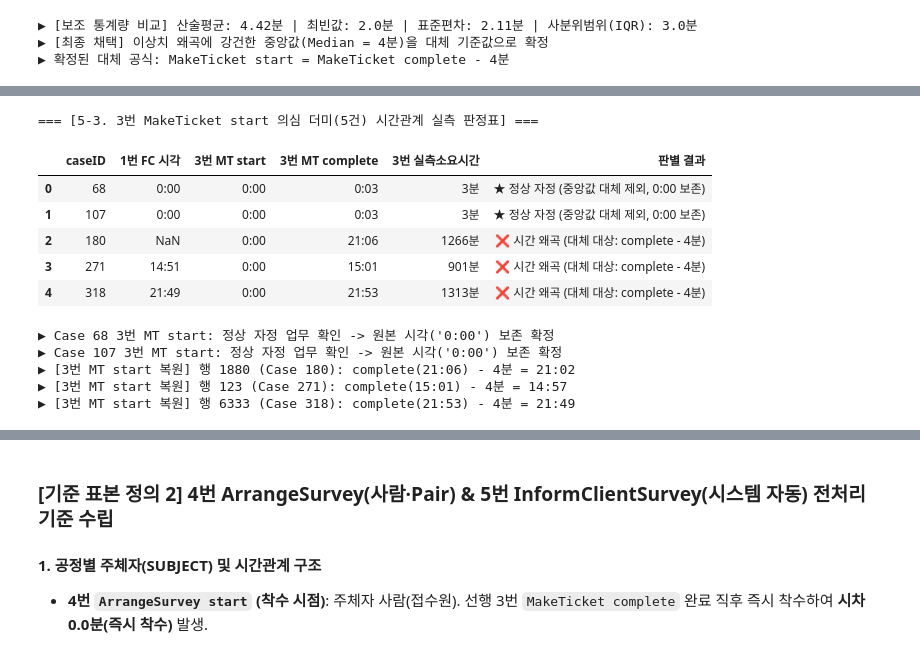
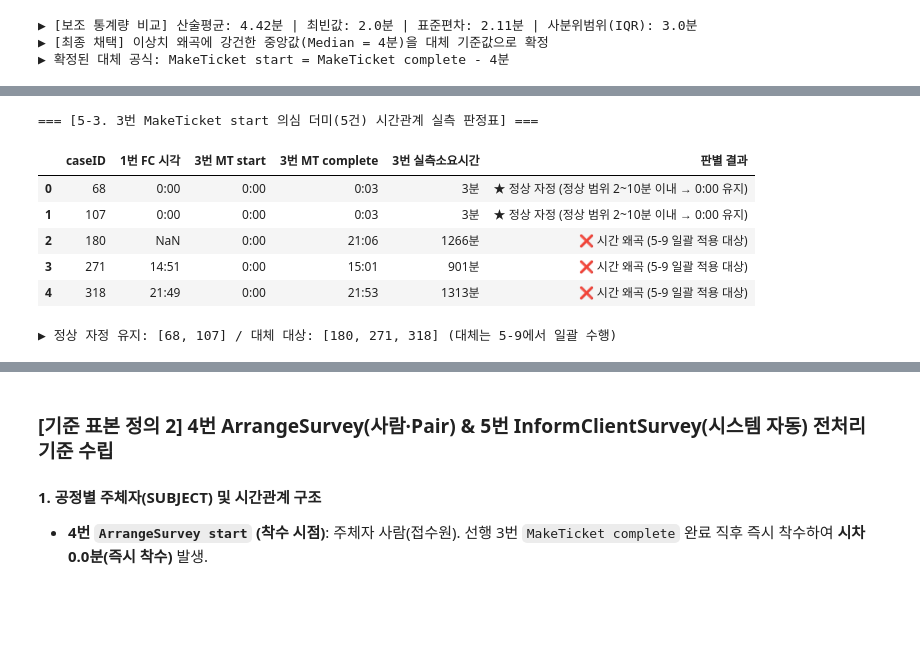
Before and after one commit to nus1245/puzzle_data, a Jupyter notebook: analysis.ipynb, the cells around one changed output, grey strips where cells are left out. Saved outputs shown, nothing was run; the diff lists cells and outputs as text; code cells hidden in the pictures; blank space fills up the shorter version.

```diff
--- a/analysis.ipynb
+++ b/analysis.ipynb
@@ -1222,0 +1198,23 @@ print(f"- 케이스당 평균 2022년 발생(튄) 작업 수: {cnt_2022.mean():.
+# %%
+# 시퀀스 기반 작업단계 라벨 (이후 피벗 표에서 열 이름으로 사용)
+df['작업단계'] = '[' + df['seq'].astype(str) + '-' + df['sub_seq'].astype(str) + '] ' + df['taskID'] + '_' + df['eventtype']
+
+year_of = df['timestamp'].dt.year
+summary_rows = []
+for y in [2020, 2021, 2022]:
+    cases_y = df.loc[year_of == y, 'caseID'].unique()
+    sub = df[df['caseID'].isin(cases_y)]
+    sub_year = sub['timestamp'].dt.year
+    n_total = sub.groupby('caseID').size()
+    n_this_year = (sub_year == y).groupby(sub['caseID']).sum()
+    n_1970 = (sub_year == 1970).groupby(sub['caseID']).sum()
+    summary_rows.append({
+        '연도': y,
+        '이벤트 수': int((year_of == y).sum()),
+        '포함 케이스 수': len(cases_y),
+        '그 연도로만 이루어진 케이스': int((n_this_year == n_total).sum()),
+        '케이스당 1970년 이벤트(평균)': round(n_1970.mean(), 2),
+        '케이스당 해당 연도 이벤트(평균)': round(n_this_year.mean(), 2),
+    })
+print('=== 2020~2022년 이벤트가 섞인 케이스의 연도 구성 ===')
+display(pd.DataFrame(summary_rows))
@@ -1738,58 +1940,41 @@ for cid in cand_3:
     fc_val = c_df[c_df['taskID'] == 'FirstContact']['time'].values[0] if len(c_df[c_df['taskID'] == 'FirstContact']) > 0 else 'NaN'
     s_val = c_df[(c_df['taskID'] == 'MakeTicket') & (c_df['eventtype'] == 'start')]['time'].values[0]
     c_val = c_df[(c_df['taskID'] == 'MakeTicket') & (c_df['eventtype'] == 'complete')]['time'].values[0]
 
     dur = (pd.to_datetime('1970-01-01 ' + c_val) - pd.to_datetime('1970-01-01 ' + s_val)).total_seconds() / 60.0
 
-    if dur == 3.0:
-        verdict = '★ 정상 자정 (중앙값 대체 제외, 0:00 보존)'
+    if mt_dur_valid.min() <= dur <= mt_dur_valid.max():
+        verdict = f'★ 정상 자정 (정상 범위 {mt_dur_valid.min():.0f}~{mt_dur_valid.max():.0f}분 이내 → 0:00 유지)'
         is_normal = True
     else:
-        verdict = f'❌ 시간 왜곡 (대체 대상: complete - {int(mt_median)}분)'
+        verdict = '❌ 시간 왜곡 (5-9 일괄 적용 대상)'
         is_normal = False
 
     verify_3_rows.append({
         'caseID': cid,
         '1번 FC 시각': fc_val,
         '3번 MT start': s_val,
         '3번 MT complete': c_val,
         '3번 실측소요시간': f"{dur:.0f}분",
         '판별 결과': verdict,
         'is_normal': is_normal
     })
 
 df_verify_3 = pd.DataFrame(verify_3_rows)
 print("=== [5-3. 3번 MakeTicket start 의심 더미(5건) 시간관계 실측 판정표] ===")
 display(df_verify_3[['caseID', '1번 FC 시각', '3번 MT start', '3번 MT complete', '3번 실측소요시간', '판별 결과']])
 
 normal_3_cases = df_verify_3[df_verify_3['is_normal']]['caseID'].tolist()
 defect_3_cases = df_verify_3[~df_verify_3['is_normal']]['caseID'].tolist()
 
-# 2. Case 68, 107 정상 자정은 원본 시각('0:00') 확정 보존
-for cid in normal_3_cases:
-    idx = anom_time_rows[(anom_time_rows['caseID'] == cid) & (anom_time_rows['taskID'] == 'MakeTicket') & (anom_time_rows['eventtype'] == 'start')].index
-    anom_time_rows.loc[idx, 're_time'] = '0:00'
-    print(f"▶ Case {cid} 3번 MT start: 정상 자정 업무 확인 -> 원본 시각('0:00') 보존 확정")
-
-# 3. Case 180, 271, 318 시간 왜곡 3건 complete - 4분 정밀 대체
-for cid in defect_3_cases:
-    idx = anom_time_rows[(anom_time_rows['caseID'] == cid) & (anom_time_rows['taskID'] == 'MakeTicket') & (anom_time_rows['eventtype'] == 'start')].index
-    c_time_val = df[(df['caseID'] == cid) & (df['taskID'] == 'MakeTicket') & (df['eventtype'] == 'complete')]['time'].values[0]
-    calc_time = (pd.to_datetime('1970-01-01 ' + c_time_val) - pd.Timedelta(minutes=mt_median)).strftime('%H:%M')
-    anom_time_rows.loc[idx, 're_time'] = calc_time
-    df.loc[idx, 'time'] = calc_time
-    print(f"▶ [3번 MT start 복원] 행 {idx[0]} (Case {cid}): complete({c_time_val}) - {int(mt_median)}분 = {calc_time}")
+print(f"\n▶ 정상 자정 유지: {normal_3_cases} / 대체 대상: {defect_3_cases} (대체는 5-9에서 일괄 수행)")
 # %% [output]
 === [5-3. 3번 MakeTicket start 의심 더미(5건) 시간관계 실측 판정표] ===
 |  | caseID | 1번 FC 시각 | 3번 MT start | 3번 MT complete | 3번 실측소요시간 | 판별 결과 |
-| 0 | 68 | 0:00 | 0:00 | 0:03 | 3분 | ★ 정상 자정 (중앙값 대체 제외, 0:00 보존) |
-| 1 | 107 | 0:00 | 0:00 | 0:03 | 3분 | ★ 정상 자정 (중앙값 대체 제외, 0:00 보존) |
-| 2 | 180 | NaN | 0:00 | 21:06 | 1266분 | ❌ 시간 왜곡 (대체 대상: complete - 4분) |
-| 3 | 271 | 14:51 | 0:00 | 15:01 | 901분 | ❌ 시간 왜곡 (대체 대상: complete - 4분) |
-| 4 | 318 | 21:49 | 0:00 | 21:53 | 1313분 | ❌ 시간 왜곡 (대체 대상: complete - 4분) |
+| 0 | 68 | 0:00 | 0:00 | 0:03 | 3분 | ★ 정상 자정 (정상 범위 2~10분 이내 → 0:00 유지) |
+| 1 | 107 | 0:00 | 0:00 | 0:03 | 3분 | ★ 정상 자정 (정상 범위 2~10분 이내 → 0:00 유지) |
+| 2 | 180 | NaN | 0:00 | 21:06 | 1266분 | ❌ 시간 왜곡 (5-9 일괄 적용 대상) |
+| 3 | 271 | 14:51 | 0:00 | 15:01 | 901분 | ❌ 시간 왜곡 (5-9 일괄 적용 대상) |
+| 4 | 318 | 21:49 | 0:00 | 21:53 | 1313분 | ❌ 시간 왜곡 (5-9 일괄 적용 대상) |
-▶ Case 68 3번 MT start: 정상 자정 업무 확인 -> 원본 시각('0:00') 보존 확정
-▶ Case 107 3번 MT start: 정상 자정 업무 확인 -> 원본 시각('0:00') 보존 확정
-▶ [3번 MT start 복원] 행 1880 (Case 180): complete(21:06) - 4분 = 21:02
-▶ [3번 MT start 복원] 행 123 (Case 271): complete(15:01) - 4분 = 14:57
-▶ [3번 MT start 복원] 행 6333 (Case 318): complete(21:53) - 4분 = 21:49
+▶ 정상 자정 유지: [68, 107] / 대체 대상: [180, 271, 318] (대체는 5-9에서 일괄 수행)
 # %% [markdown]
```
Also changed, not shown: parts of 58 cells of this notebook, 8 other files.
